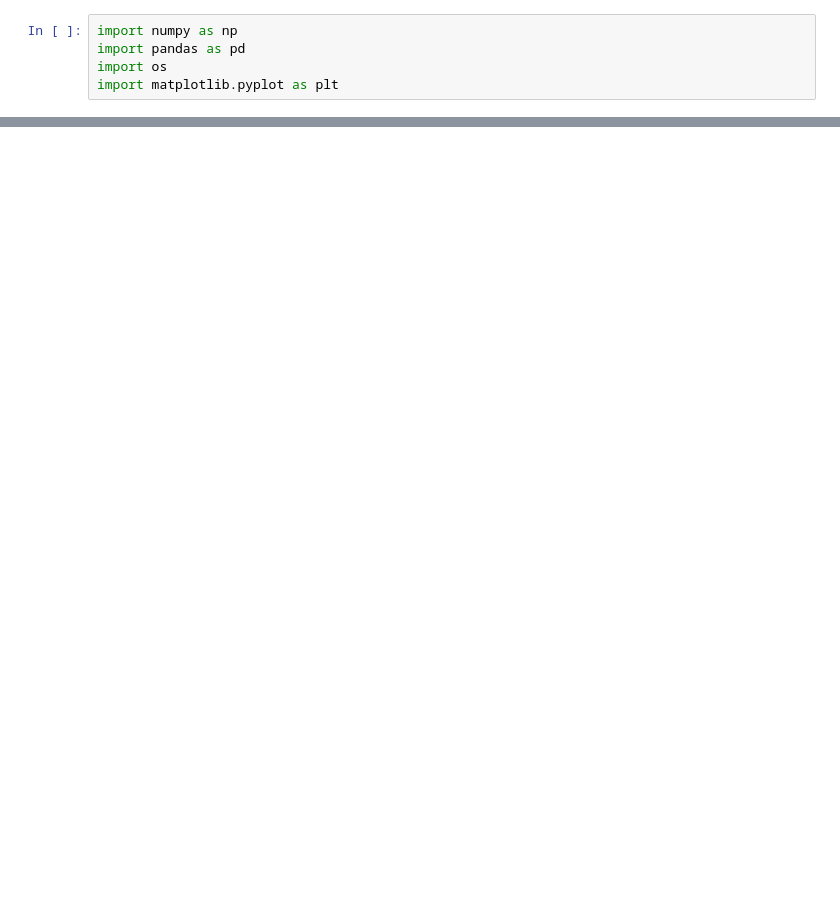
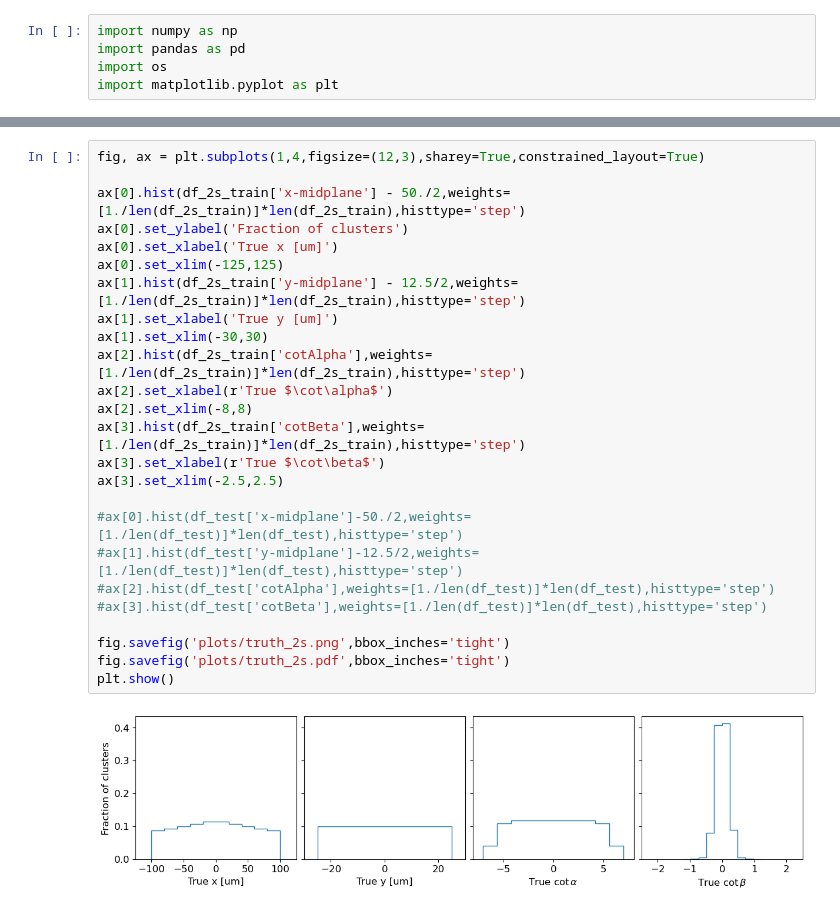
Before and after one commit to smart-pix/smart-pixels-ml, a Jupyter notebook: summary-plots/truth-plots.ipynb, the cells around one changed output, grey strips where cells are left out. Drawn from its saved outputs; the diff is of its cells as text; blank space fills up the shorter version.

```diff
--- a/summary-plots/truth-plots.ipynb
+++ b/summary-plots/truth-plots.ipynb
@@ -55,0 +91,27 @@ plt.show()
+# %%
+fig, ax = plt.subplots(1,4,figsize=(12,3),sharey=True,constrained_layout=True)
+
+ax[0].hist(df_2s_train['x-midplane'] - 50./2,weights=[1./len(df_2s_train)]*len(df_2s_train),histtype='step')
+ax[0].set_ylabel('Fraction of clusters')
+ax[0].set_xlabel('True x [um]')
+ax[0].set_xlim(-125,125)
+ax[1].hist(df_2s_train['y-midplane'] - 12.5/2,weights=[1./len(df_2s_train)]*len(df_2s_train),histtype='step')
+ax[1].set_xlabel('True y [um]')
+ax[1].set_xlim(-30,30)
+ax[2].hist(df_2s_train['cotAlpha'],weights=[1./len(df_2s_train)]*len(df_2s_train),histtype='step')
+ax[2].set_xlabel(r'True $\cot\alpha$')
+ax[2].set_xlim(-8,8)
+ax[3].hist(df_2s_train['cotBeta'],weights=[1./len(df_2s_train)]*len(df_2s_train),histtype='step')
+ax[3].set_xlabel(r'True $\cot\beta$')
+ax[3].set_xlim(-2.5,2.5)
+
+#ax[0].hist(df_test['x-midplane']-50./2,weights=[1./len(df_test)]*len(df_test),histtype='step')
+#ax[1].hist(df_test['y-midplane']-12.5/2,weights=[1./len(df_test)]*len(df_test),histtype='step')
+#ax[2].hist(df_test['cotAlpha'],weights=[1./len(df_test)]*len(df_test),histtype='step')
+#ax[3].hist(df_test['cotBeta'],weights=[1./len(df_test)]*len(df_test),histtype='step')
+
+fig.savefig('plots/truth_2s.png',bbox_inches='tight')
+fig.savefig('plots/truth_2s.pdf',bbox_inches='tight')
+plt.show()
+# %% [output]
+[figure, added]
```
Also changed, not shown: parts of 10 cells of this notebook, 7 other files.
